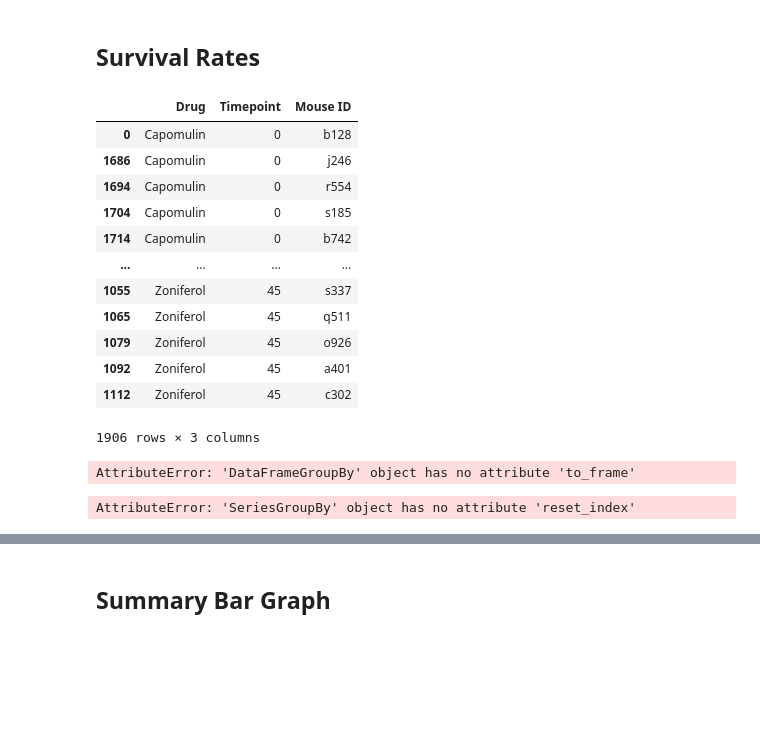
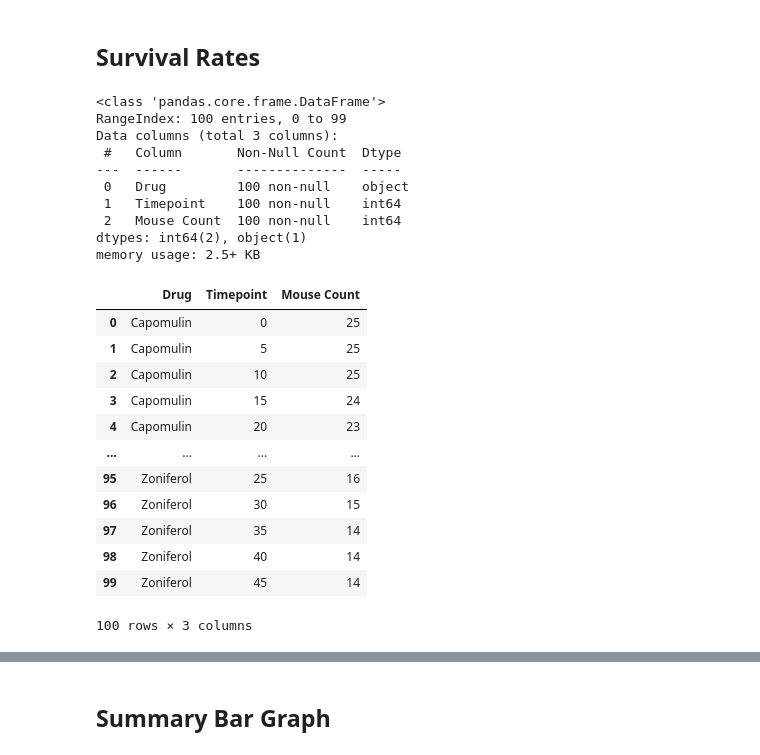
Before and after one commit to sbell1258/matplotlib-challenge, a Jupyter notebook: pymaceuticals_starter.ipynb, the cells around one changed output, grey strips where cells are left out. Drawn from its saved outputs; the diff is of its cells as text; code cells hidden in the pictures; blank space fills up the shorter version.

Commit message:
all except error bars and legend details

```diff
--- a/pymaceuticals_starter.ipynb
+++ b/pymaceuticals_starter.ipynb
@@ -450,35 +450,36 @@ plt.tight_layout();
 # %%
 # Store the Count of Mice Grouped by Drug and Timepoint (W can pass any metric)
 # Convert to DataFrame
 # Preview DataFrame
 
-result_surv_df = clinical_mouse_data_df[['Drug', 'Timepoint', 'Mouse ID']].copy().sort_values(["Drug", "Timepoint"])
-result_surv_df
+ct_tumor_df = clinical_mouse_data_df.groupby(["Drug", "Timepoint"]).agg('count').reset_index()
+ct_tumor_df = ct_tumor_df.drop(columns = ['Tumor Volume (mm3)', 'Metastatic Sites'])
+ct_tumor_df.rename(columns={'Mouse ID': 'Mouse Count'}, inplace=True)
+ct_tumor_df.info()
+ct_tumor_df
 # %% [output]
+<class 'pandas.core.frame.DataFrame'>
+RangeIndex: 100 entries, 0 to 99
+Data columns (total 3 columns):
+ #   Column       Non-Null Count  Dtype
+---  ------       --------------  -----
+ 0   Drug         100 non-null    object
+ 1   Timepoint    100 non-null    int64
+ 2   Mouse Count  100 non-null    int64
+dtypes: int64(2), object(1)
+memory usage: 2.5+ KB
-|  | Drug | Timepoint | Mouse ID |
-| 0 | Capomulin | 0 | b128 |
-| 1686 | Capomulin | 0 | j246 |
-| 1694 | Capomulin | 0 | r554 |
-| 1704 | Capomulin | 0 | s185 |
-| 1714 | Capomulin | 0 | b742 |
+|  | Drug | Timepoint | Mouse Count |
+| 0 | Capomulin | 0 | 25 |
+| 1 | Capomulin | 5 | 25 |
+| 2 | Capomulin | 10 | 25 |
+| 3 | Capomulin | 15 | 24 |
+| 4 | Capomulin | 20 | 23 |
 | ... | ... | ... | ... |
-| 1055 | Zoniferol | 45 | s337 |
-| 1065 | Zoniferol | 45 | q511 |
-| 1079 | Zoniferol | 45 | o926 |
-| 1092 | Zoniferol | 45 | a401 |
-| 1112 | Zoniferol | 45 | c302 |
+| 95 | Zoniferol | 25 | 16 |
+| 96 | Zoniferol | 30 | 15 |
+| 97 | Zoniferol | 35 | 14 |
+| 98 | Zoniferol | 40 | 14 |
+| 99 | Zoniferol | 45 | 14 |
-1906 rows × 3 columns
+100 rows × 3 columns
-# %%
-ct_tumor_df = result_surv_df.groupby(["Drug", "Timepoint"]).to_frame().reset_index()
-ct_tumor_df['count'] = 0
-# %% [output]
-AttributeError: 'DataFrameGroupBy' object has no attribute 'to_frame'
-# %%
-ct_tumor_df['count'] = ct_tumor_df.groupby(["Drug", "Timepoint"]).mapresult_surv_df(["Drug", "Timepoint"]).value_count()
-#g['count'] = g['country'].map(df['country'].value_counts())
-ct_tumor_df.info()
-ct_tumor_df
-# %% [output]
-AttributeError: 'SeriesGroupBy' object has no attribute 'reset_index'
 # %%
 # Minor Data Munging to Re-Format the Data Frames
```
Also changed, not shown: parts of 8 cells of this notebook.
